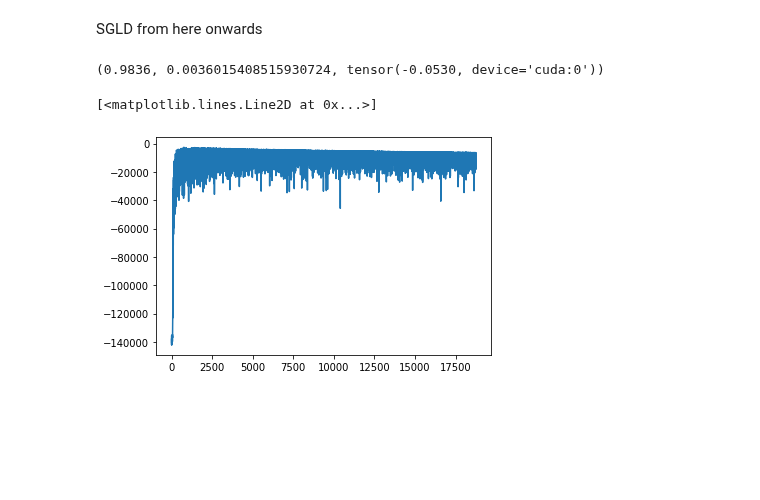
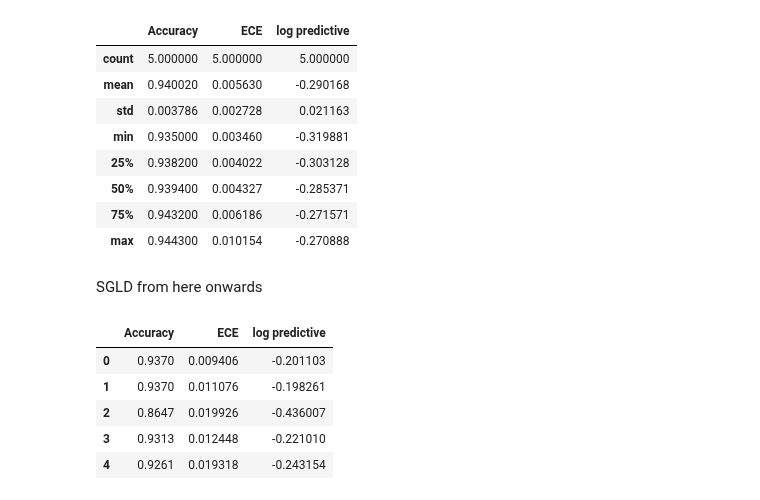
Before and after one commit to franciscovargas/ControlledFollmerDrift, a Jupyter notebook: notebooks/Bayesian Neural Networks.ipynb, the cells around one changed output. Saved outputs shown, nothing was run; the diff lists cells and outputs as text; code cells hidden in the pictures; blank space fills up the shorter version.

Commit message:
BNNs on MNIST with rotations

```diff
--- a/notebooks/Bayesian Neural Networks.ipynb
+++ b/notebooks/Bayesian Neural Networks.ipynb
@@ -54,8 +54,10 @@ class LeNet5(torch.nn.Module):
         logits = self.classifier(x)
         return logits
 # %%
+test_transforms = transforms.Compose([transforms.ToTensor(), transforms.RandomAffine(30)])
+
 MNIST_train = datasets.MNIST("../data/mnist/", download=True, transform=ToTensor(), train=True)
-MNIST_test = datasets.MNIST("../data/mnist/", download=True, transform=ToTensor(), train=False)
+MNIST_test = datasets.MNIST("../data/mnist/", download=True, transform=test_transforms, train=False)
 
 N_train = len(MNIST_train)
 N_test = len(MNIST_test)
@@ -135,0 +129,4 @@ torch.save(sde.state_dict(), "weights/bnn/weights.pt")
+# %%
+for i in range(5):
+    sde, losses = train(gamma, n_epochs, data_batch_size, param_batch_size, dt=0.05)
+    torch.save(sde.state_dict(), "weights/bnn/weights-{:d}.pt".format(i))
@@ -136,3 +169,19 @@ torch.save(sde.state_dict(), "weights/bnn/weights.pt")
 # %%
-sde = FollmerSDE(gamma, SimpleForwardNetBN(input_dim=dim, width=300)).to(device)
-sde.load_state_dict(torch.load("weights/bnn/weights.pt"))
+accuracies, eces, logps = [], [], []
+
+for i in range(5):
+    sde = FollmerSDE(gamma, SimpleForwardNetBN(input_dim=dim, width=300)).to(device)
+    sde.load_state_dict(torch.load("weights/bnn/weights-{:d}.pt".format(i)))
+
+    with torch.no_grad():
+        param_samples = sde.sample(100, dt=0.005, device=device)
+
+    accuracy, ece, logp = evaluate(param_samples)
+
+    accuracies.append(accuracy)
+    eces.append(ece)
+    logps.append(logp)
+
+accuracies = np.array(accuracies)
+eces = np.array(eces)
+logps = np.array(logps)
@@ -182,0 +188,2 @@ evaluate(param_samples)
+# %%
+SBP_df = pd.DataFrame({"Accuracy": accuracies, "ECE": eces, "log predictive": logps})
@@ -183,3 +199,15 @@ evaluate(param_samples)
+# %%
+SBP_df.describe()
+# %% [output]
+|  | Accuracy | ECE | log predictive |
+| count | 5.000000 | 5.000000 | 5.000000 |
+| mean | 0.940020 | 0.005630 | -0.290168 |
+| std | 0.003786 | 0.002728 | 0.021163 |
+| min | 0.935000 | 0.003460 | -0.319881 |
+| 25% | 0.938200 | 0.004022 | -0.303128 |
+| 50% | 0.939400 | 0.004327 | -0.285371 |
+| 75% | 0.943200 | 0.006186 | -0.271571 |
+| max | 0.944300 | 0.010154 | -0.270888 |
 # %% [markdown]
 SGLD from here onwards
 # %%
@@ -234,9 +274,0 @@ param_samples, losses = sgld(n_epochs, data_batch_size)
-# %%
-evaluate(param_samples)
-# %% [output]
-(0.9836, 0.0036015408515930724, tensor(-0.0530, device='cuda:0'))
-# %%
-plt.plot(losses.flatten())
-# %% [output]
-[<matplotlib.lines.Line2D at 0x...>]
-[figure, removed]
@@ -242,0 +277,9 @@ plt.plot(losses.flatten())
+# %%
+SGLD_df
+# %% [output]
+|  | Accuracy | ECE | log predictive |
+| 0 | 0.9370 | 0.009406 | -0.201103 |
+| 1 | 0.9370 | 0.011076 | -0.198261 |
+| 2 | 0.8647 | 0.019926 | -0.436007 |
+| 3 | 0.9313 | 0.012448 | -0.221010 |
+| 4 | 0.9261 | 0.019318 | -0.243154 |
```
Also changed, not shown: parts of 19 cells of this notebook.
